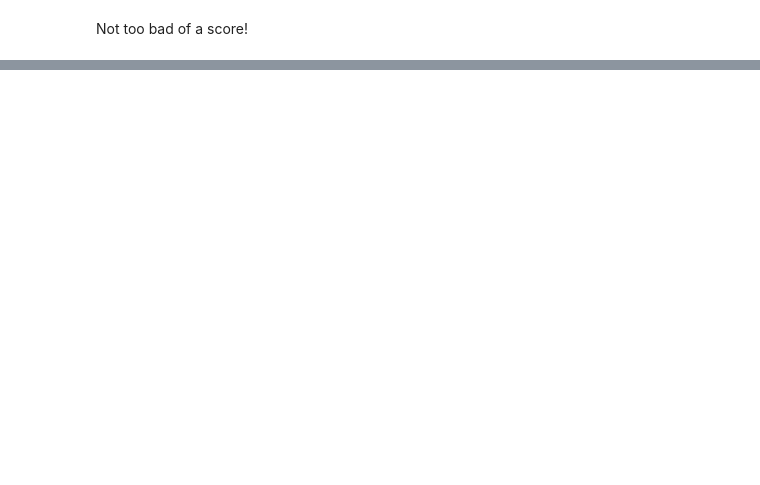
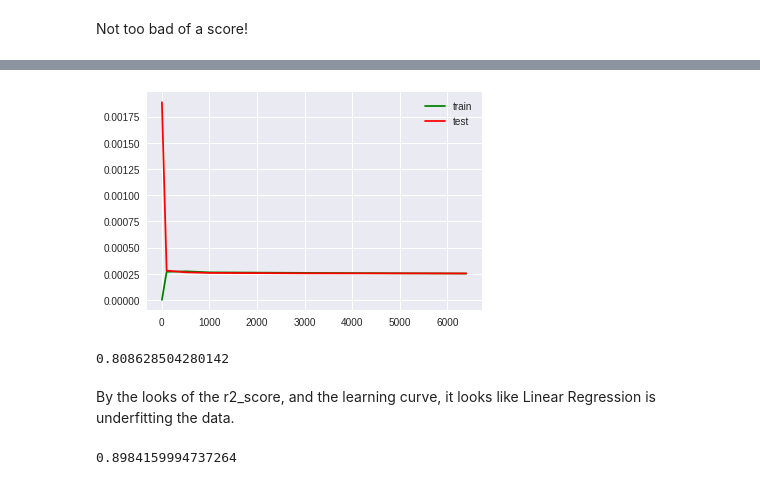
Before and after one commit to jweir136/electrical_grid_stability, a Jupyter notebook: electrical_grid_stability.ipynb, the cells around one changed output, grey strips where cells are left out. Saved outputs shown, nothing was run; the diff lists cells and outputs as text; code cells hidden in the pictures; blank space fills up the shorter version.

```diff
--- a/electrical_grid_stability.ipynb
+++ b/electrical_grid_stability.ipynb
@@ -40,3 +70,5 @@ looks like there are no missing values!
+# %%
+data.dropna(inplace=True)
 # %%
 data.corr()['stab']
 # %% [output]
@@ -178,0 +245,14 @@ Not too bad of a score!
+# %%
+from sklearn.model_selection import learning_curve
+
+train_sizes = [1,100,500,1000,3000,6400]
+
+train_size, train_score, test_score = learning_curve(
+  estimator=pipe1,
+  X=trainX,
+  y=trainY,
+  cv=5,
+  verbose=3,
+  train_sizes=train_sizes,
+  scoring='neg_mean_squared_error'
+)
@@ -178,0 +298,22 @@ Not too bad of a score!
+# %%
+mean_train = -train_score.mean(axis=1)
+mean_test = -test_score.mean(axis=1)
+
+plt.plot(train_size, mean_train, 'g-', label='train')
+plt.plot(train_size, mean_test, 'r-', label='test')
+
+plt.legend()
+
+plt.show()
+# %% [output]
+[figure, added]
+# %%
+from sklearn.metrics import mean_squared_error, r2_score
+
+pipe1.fit(trainX, trainY)
+
+print(r2_score(testY, pipe1.predict(testX)))
+# %% [output]
+0.808628504280142
+# %% [markdown]
+By the looks of the r2_score, and the learning curve, it looks like Linear Regression is underfitting the data.
@@ -178,0 +322,7 @@ Not too bad of a score!
+# %%
+rf = RandomForestRegressor()
+
+rf.fit(trainX, trainY)
+print(r2_score(testY, rf.predict(testX)))
+# %% [output]
+0.8984159994737264
```
Also changed, not shown: parts of 18 cells of this notebook.
